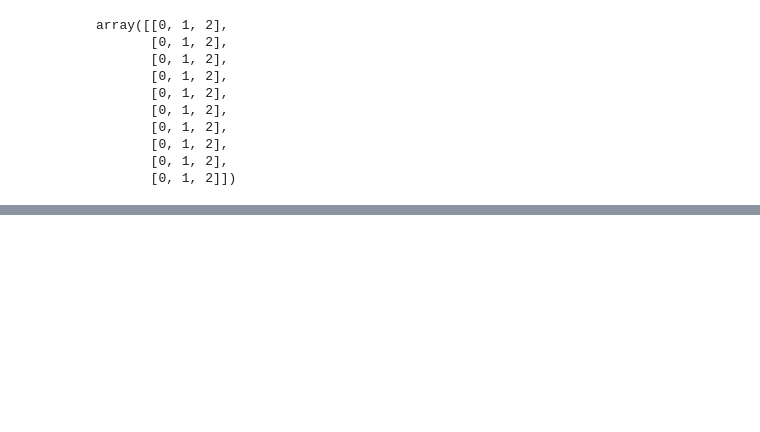
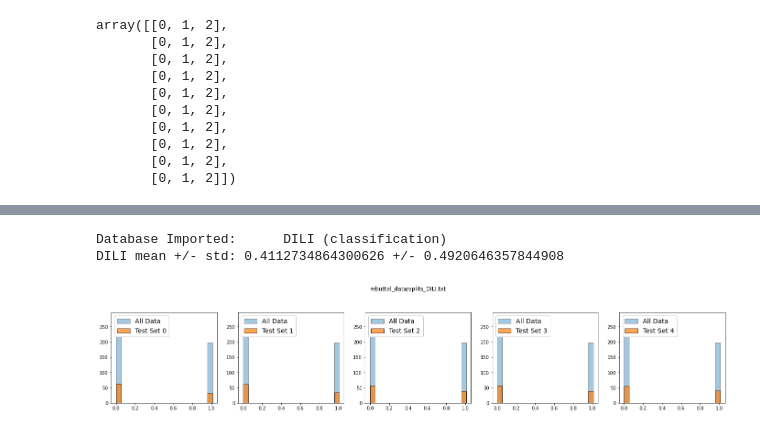
Before and after one commit to songs1/PolyPy, a Jupyter notebook: PolyPy3_load_data.ipynb, the cells around one changed output, grey strips where cells are left out. Cells and saved outputs as stored; diff of their text form; code cells hidden in the pictures; blank space fills up the shorter version.

```diff
--- a/PolyPy3_load_data.ipynb
+++ b/PolyPy3_load_data.ipynb
@@ -707,0 +825,14 @@ array([[0, 1, 2],
+# %%
+DILI, DILI_smiles, DILI_mols, DILI_y, DILI_fp_counts = read_classification_dataset('DILI')
+DILI
+
+if __name__ == "__main__" and '__file__' not in globals():
+
+    if False:
+        get_n_splits(DILI_y, f'rebuttal_data/splits_DILI.txt')
+    split_hist(DILI_y, f'rebuttal_data/splits_DILI.txt')
+    print('DILI mean +/- std:', np.mean(DILI_y), '+/-', np.std(DILI_y))
+# %% [output]
+Database Imported:      DILI (classification)
+DILI mean +/- std: 0.4112734864300626 +/- 0.4920646357844908
+[figure, added]
```
Also changed, not shown: parts of 10 cells of this notebook, 1 other file.
